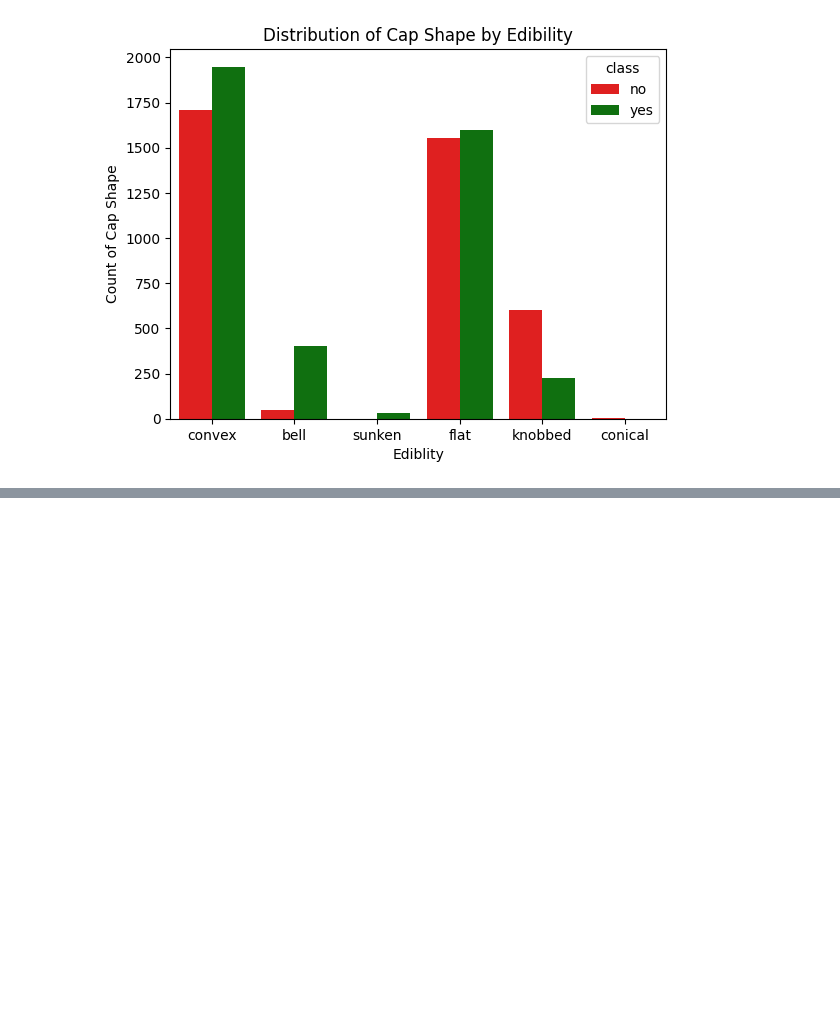
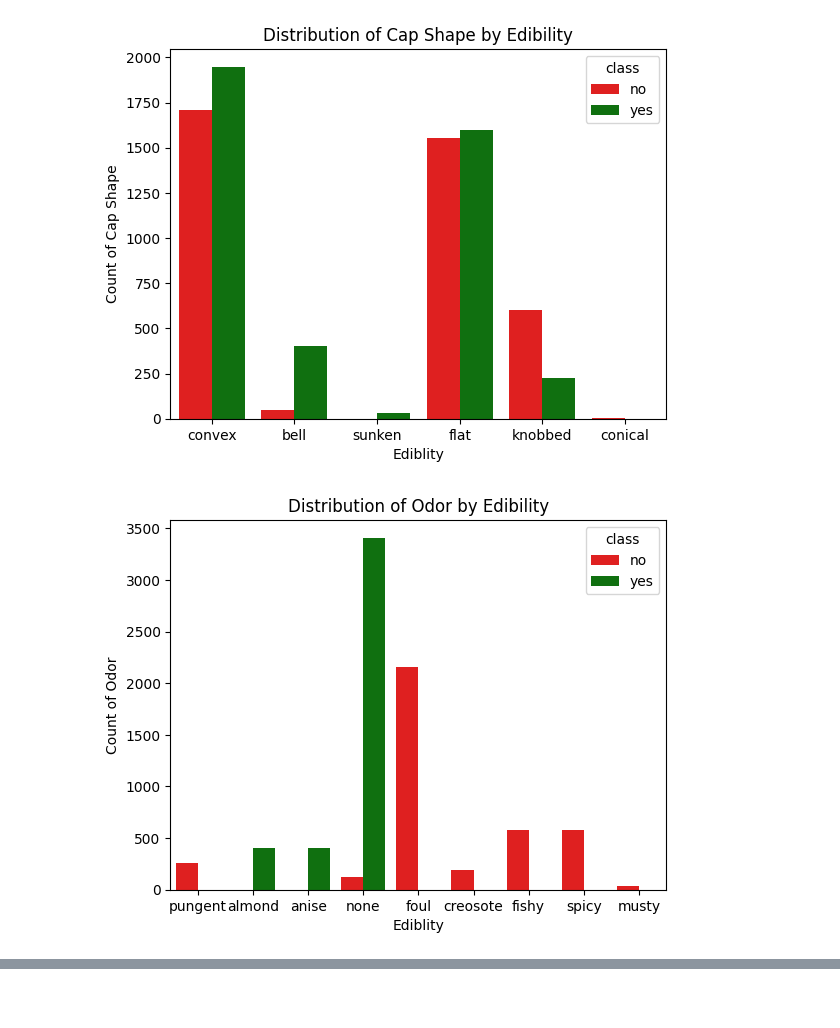
Before and after one commit to alarmedWater/ML, a Jupyter notebook: Mushroom Edibility Classification.ipynb, the cells around one changed output, grey strips where cells are left out. Saved outputs shown, nothing was run; the diff lists cells and outputs as text; code cells hidden in the pictures; blank space fills up the shorter version.

Commit message:
paried bar plots inkl. Kommentare

```diff
--- a/Mushroom Edibility Classification.ipynb
+++ b/Mushroom Edibility Classification.ipynb
@@ -233,3 +233,21 @@ plt.show()
 # First paired bar plot has a random attribute to show the type of plot.
 # %% [output]
 [figure]
+# %%
+odor_names = {'a': 'almond', 'l': 'anise', 'c': 'creosote', 'y': 'fishy', 'f': 'foul', 'm': 'musty', 'n': 'none', 'p': 'pungent', 's': 'spicy'}
+
+labeled_data = df.copy()
+labeled_data['odor'] = labeled_data['odor'].map(odor_names)
+
+palette = {'yes': 'green', 'no': 'red'}
+
+sns.countplot(x='odor', hue='class', data=labeled_data, palette=palette)
+
+plt.title('Distribution of Odor by Edibility')
+plt.xlabel('Ediblity')
+plt.ylabel('Count of Odor')
+plt.show()
+
+# In this paired bar plot you can clearly see that oder is a very important indicator for edibility.
+# %% [output]
+[figure, added]
```
Also changed, not shown: parts of 3 cells of this notebook.
